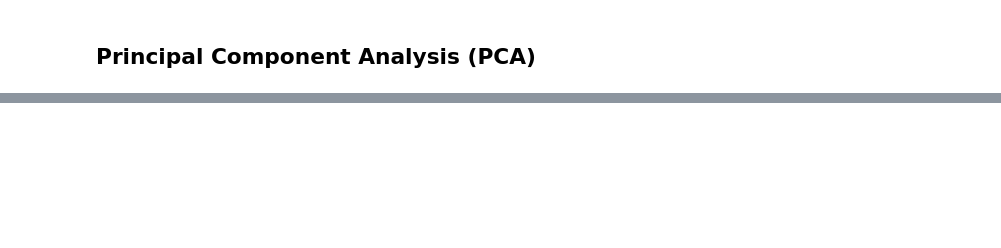
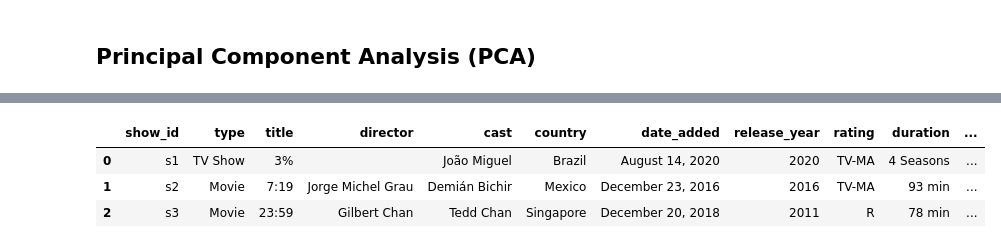
Before and after one commit to Arka1212/Netflix-Movies-And-TV-Shows-Clustering, a Jupyter notebook: NETFLIX_MOVIES_AND_TV_SHOWS_CLUSTERING.ipynb, the cells around one changed output, grey strips where cells are left out. Saved outputs shown, nothing was run; the diff lists cells and outputs as text; code cells hidden in the pictures; blank space fills up the shorter version.

```diff
--- a/NETFLIX_MOVIES_AND_TV_SHOWS_CLUSTERING.ipynb
+++ b/NETFLIX_MOVIES_AND_TV_SHOWS_CLUSTERING.ipynb
@@ -801,3 +801,20 @@ nf_df.head()
 | 4 | s5 | Movie | 21 | Robert Luketic | Jim Sturgess | United States | January 1, 2020 | 2008 | PG-13 | 123 min | ... |
 # %% [markdown]
 ## **Principal Component Analysis (PCA)**
+# %%
+# APPLYING PCA.
+pca = PCA(n_components = 2)
+y = pca.fit_transform(X_vc.toarray())
+kmeans = KMeans(n_clusters=optimal_clusters, max_iter=600, algorithm = 'auto')
+fitted = kmeans.fit(y)
+y_pred = kmeans.predict(y)
+
+plt.figure(figsize=(16, 7))
+plt.scatter(y[:, 0], y[:, 1], c=y_pred, s=15, cmap='Paired', linewidths=5)
+
+centers = fitted.cluster_centers_
+plt.scatter(centers[:, 0], centers[:, 1],c='black', s=200, alpha=0.6)
+plt.title('PRINCIPAL COMPONENT ANALYSIS',fontsize=20,fontweight="bold")
+plt.show()
+
+# PCA is used for dimensionality reduction.
@@ -803,0 +856,10 @@ nf_df.head()
+# %%
+nf_df['k-means_clusters'] = kmeans.labels_
+nf_df.head(3)
+
+# Adding a new column storing the K-MEANS clusters.
+# %% [output]
+|  | show_id | type | title | director | cast | country | date_added | release_year | rating | duration | ... |
+| 0 | s1 | TV Show | 3% |  | João Miguel | Brazil | August 14, 2020 | 2020 | TV-MA | 4 Seasons | ... |
+| 1 | s2 | Movie | 7:19 | Jorge Michel Grau | Demián Bichir | Mexico | December 23, 2016 | 2016 | TV-MA | 93 min | ... |
+| 2 | s3 | Movie | 23:59 | Gilbert Chan | Tedd Chan | Singapore | December 20, 2018 | 2011 | R | 78 min | ... |
```
Also changed, not shown: parts of 4 cells of this notebook.
